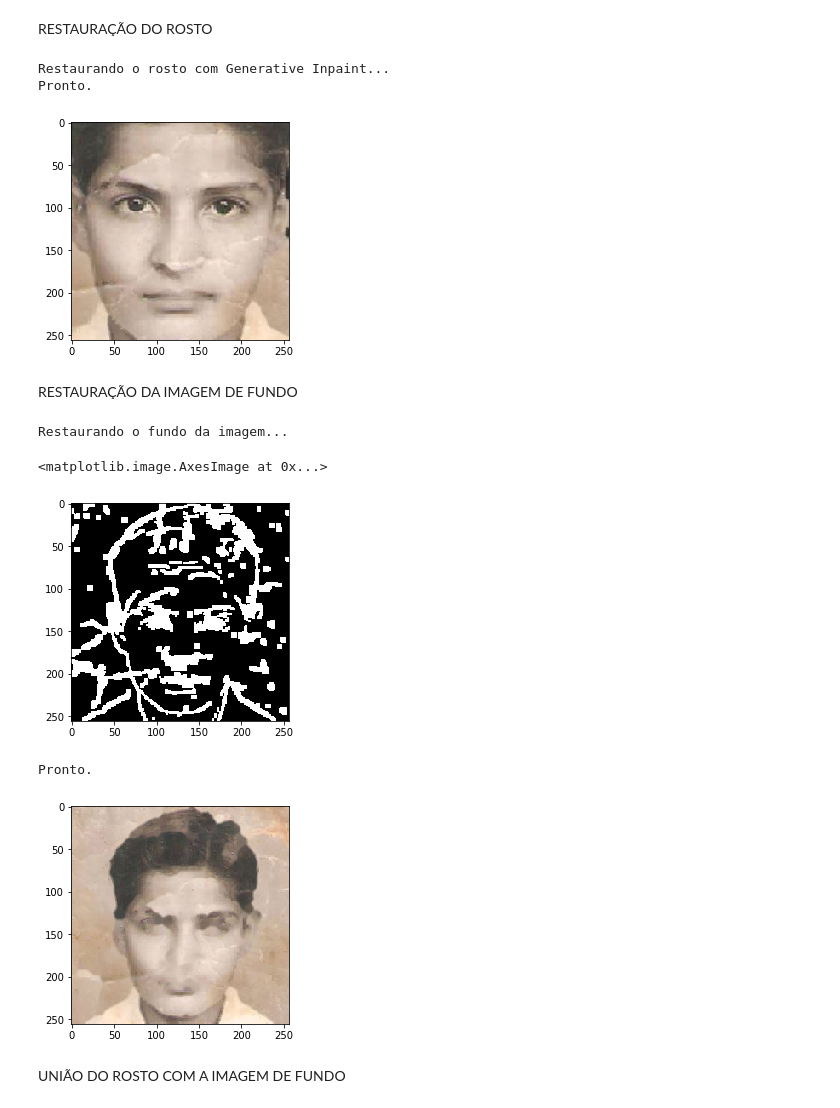
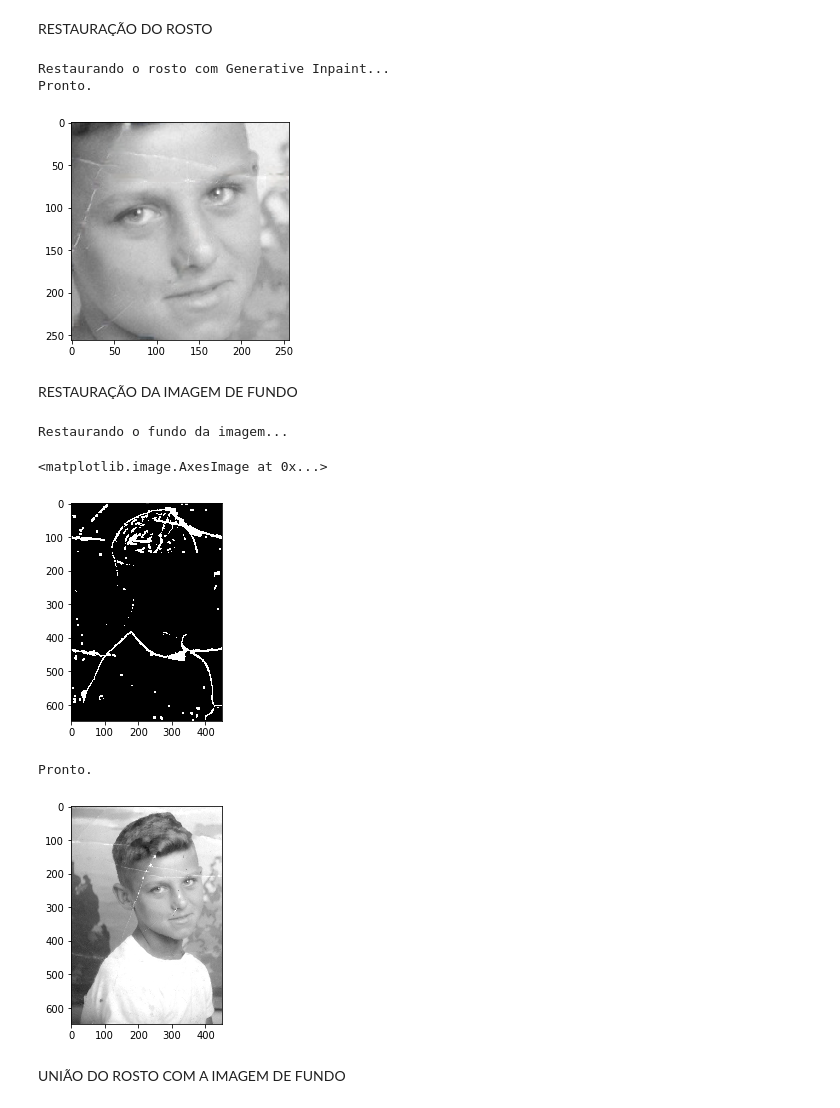
Before and after one commit to izabel-ferrari/projeto-formatura-poli, a Jupyter notebook: Inpaint.ipynb, the cells around one changed output. Cells and saved outputs as stored; diff of their text form; code cells hidden in the pictures.

Commit message:
Fix mask borders and add time/mem profiling methods

```diff
--- a/Inpaint.ipynb
+++ b/Inpaint.ipynb
@@ -2,7 +2,7 @@
 IMAGEM A SER RESTAURADA
 # %%
 # Imagem de entrada
-FULL_IMG_NAME = 'img_1.jpg'
+FULL_IMG_NAME = 'img_0_original.jpg'
 # %% [markdown]
 IMPORTS
 # %%
@@ -169,18 +167,19 @@ utils.print_done()
 # %% [output]
 Restaurando o rosto com Generative Inpaint...
 Pronto.
-[figure, old version]
+[figure, new version]
 # %% [markdown]
 RESTAURAÇÃO DA IMAGEM DE FUNDO
 # %%
 print('Restaurando o fundo da imagem...')
 image_mask = mask.get_mask(image)
+mask.remove_face_from_mask(image_mask, x, y, w, h)
 # cv2.imwrite(MASK_IMG_FILEPATH, image_mask)
 plt.imshow(image_mask, cmap='gray')
 # %% [output]
 Restaurando o fundo da imagem...
 <matplotlib.image.AxesImage at 0x...>
-[figure, old version]
+[figure, new version]
 # %%
 image_inpaint = cv2.inpaint(image, image_mask, 3, cv2.INPAINT_TELEA)
 # cv2.imwrite(INPAINT_OPENCV_FILEPATH, cv2.cvtColor(image_inpaint, cv2.COLOR_BGR2RGB))
@@ -189,7 +188,7 @@ plt.imshow(image_inpaint, cmap='gray')
 utils.print_done()
 # %% [output]
 Pronto.
-[figure, old version]
+[figure, new version]
 # %% [markdown]
 UNIÃO DO ROSTO COM A IMAGEM DE FUNDO
 # %%
```
Also changed, not shown: parts of 7 cells of this notebook, 4 other files.
